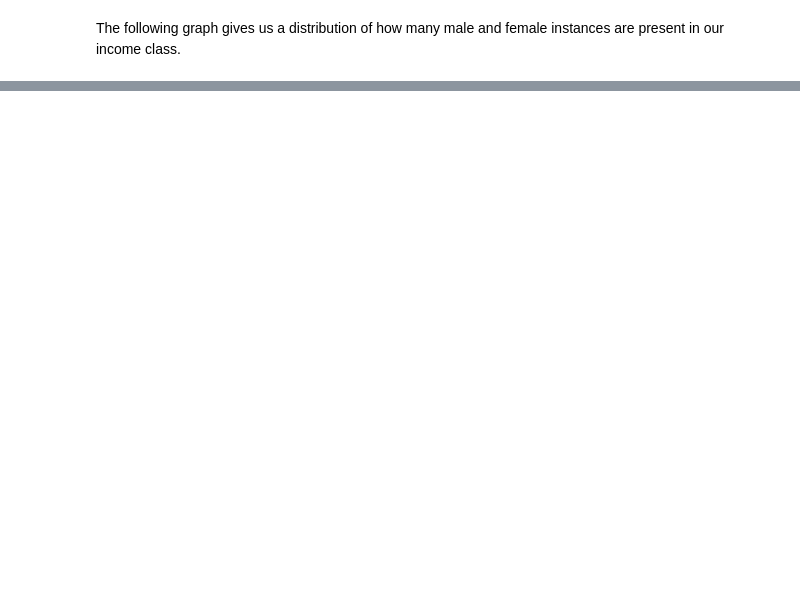
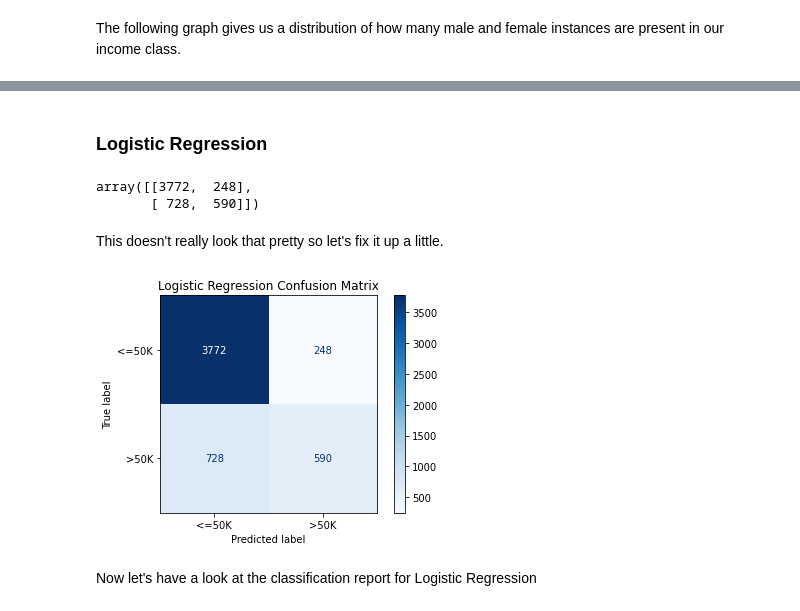
Before and after one commit to dhruvk98/Machine-Learning-Datasets, a Jupyter notebook: adult_income.ipynb, the cells around one changed output, grey strips where cells are left out. Saved outputs shown, nothing was run; the diff lists cells and outputs as text; code cells hidden in the pictures; blank space fills up the shorter version.

```diff
--- a/adult_income.ipynb
+++ b/adult_income.ipynb
@@ -196,0 +131,5 @@ pipeline = Pipeline(steps=[('prep',col_transform), ('m', model_rf)],verbose=True
+# %%
+from sklearn.preprocessing import OrdinalEncoder
+enc = OrdinalEncoder()
+X_new = enc.fit_transform(X,y)
+#y_new = enc.fit_transform(y)
@@ -196,0 +138,4 @@ pipeline = Pipeline(steps=[('prep',col_transform), ('m', model_rf)],verbose=True
+# %%
+from sklearn.preprocessing import StandardScaler
+scaler = StandardScaler()
+X_scaled = pd.DataFrame(scaler.fit_transform(X_new,y))
@@ -196,0 +144,5 @@ pipeline = Pipeline(steps=[('prep',col_transform), ('m', model_rf)],verbose=True
+# %%
+from sklearn.model_selection import train_test_split
+X_train, X_test, y_train, y_test = train_test_split(X_scaled, y, test_size=0.2, random_state=42)
+print(X_train.shape,X_test.shape)
+print(y_train.shape,y_test.shape)
@@ -196,0 +157,25 @@ pipeline = Pipeline(steps=[('prep',col_transform), ('m', model_rf)],verbose=True
+# %% [markdown]
+### Logistic Regression
+# %%
+from sklearn.linear_model import LogisticRegression
+lr = LogisticRegression()
+model_lr = lr.fit(X_train,y_train)
+y_pred_lr = lr.predict(X_test)
+from sklearn.metrics import confusion_matrix,classification_report
+confusion_matrix(y_test,y_pred_lr)
+# %% [output]
+array([[3772,  248],
+       [ 728,  590]])
+# %% [markdown]
+This doesn't really look that pretty so let's fix it up a little.
+# %%
+from sklearn.metrics import plot_confusion_matrix
+plot_confusion_matrix(lr,X_test,y_test,
+                      cmap=plt.cm.Blues,
+                      values_format='g')
+plt.title('Logistic Regression Confusion Matrix')
+plt.show()
+# %% [output]
+[figure, added]
+# %% [markdown]
+Now let's have a look at the classification report for Logistic Regression
```
Also changed, not shown: parts of 103 cells of this notebook.
